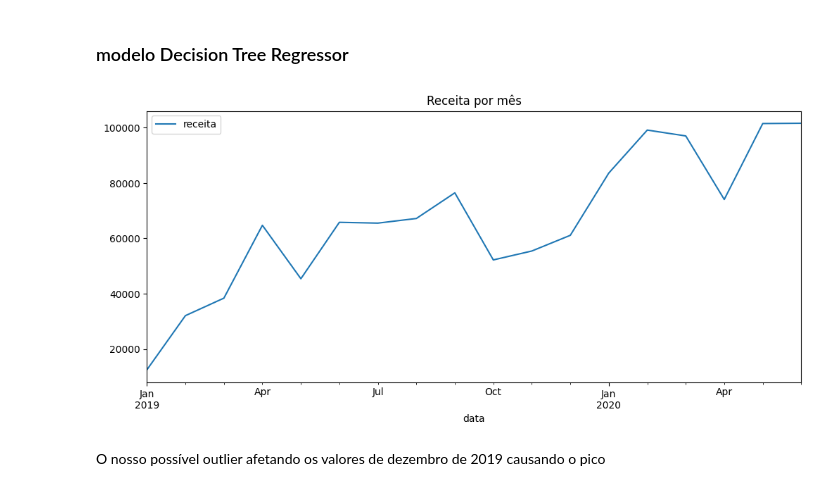
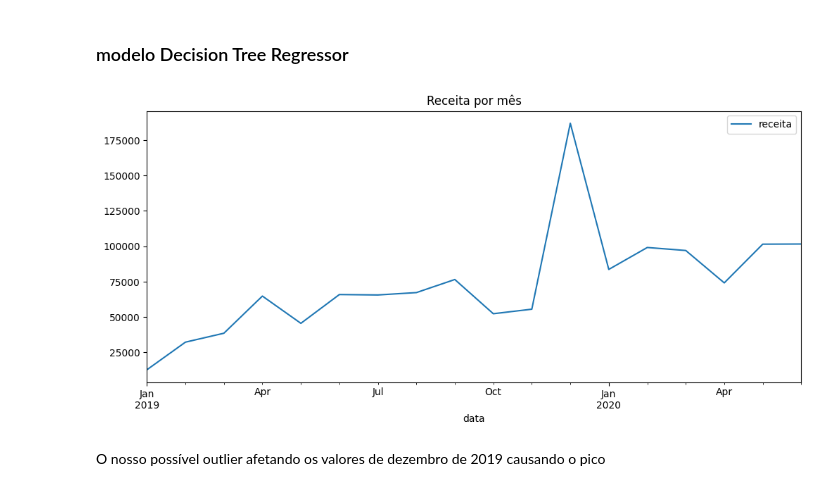
Before and after one commit to GabrielRomaoG/Insurance_policy_analysis, a Jupyter notebook: previsao_receita.ipynb, the cells around one changed output. Saved outputs shown, nothing was run; the diff lists cells and outputs as text; code cells hidden in the pictures.

```diff
--- a/previsao_receita.ipynb
+++ b/previsao_receita.ipynb
@@ -139,16 +130,14 @@ A distribuição dos valores da receita são similares a uma distribuição expo
 # %%
 #Tratamento para o modelo
 
-#Removendo o possível outlier
-df_receita = df_receita.query('receita < 120000')
 
 df_receita_modelo = df_receita.groupby(['data', 'ano', 'mes'])['receita'].sum().copy().reset_index()
 
 df_receita_modelo.plot(x='data', y='receita' ,figsize=(12, 5))
 plt.title('Receita por mês')
 plt.show()
 # %% [output]
-[figure, old version]
+[figure, new version]
 # %% [markdown]
 O nosso possível outlier afetando os valores de dezembro de 2019 causando o pico
 # %%
```
Also changed, not shown: parts of 11 cells of this notebook.
